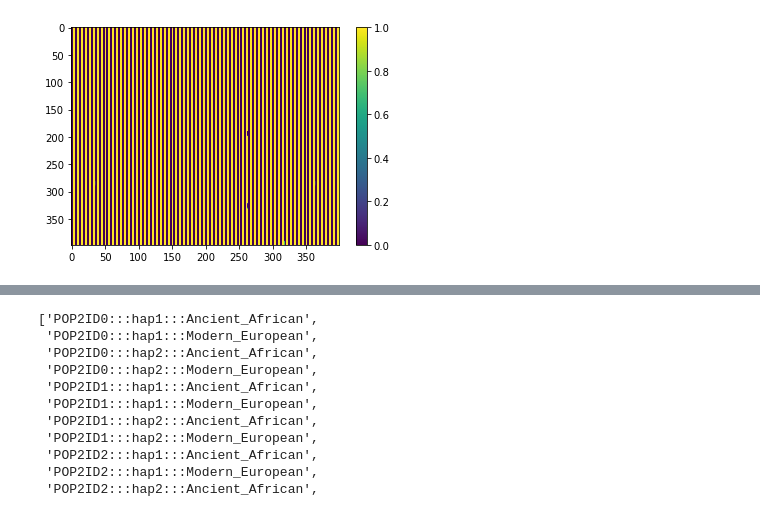
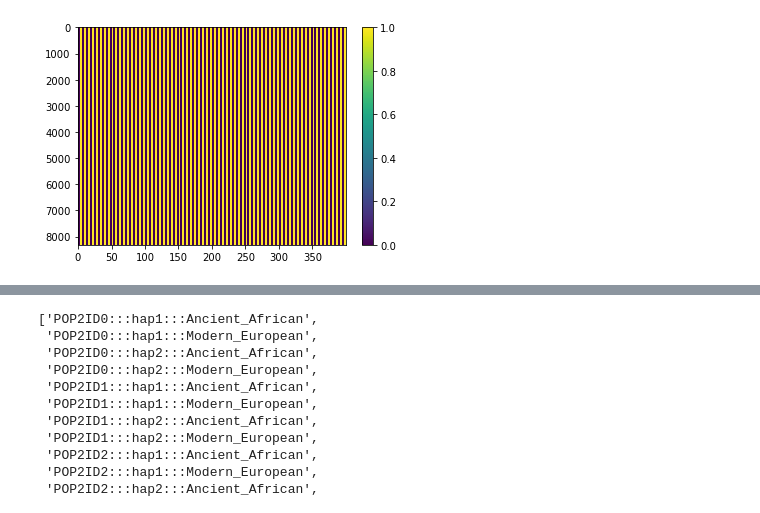
Before and after one commit to TishkoffLab/data_simulation, a Jupyter notebook: python_notebooks/plot_RFMix.ipynb, the cells around one changed output, grey strips where cells are left out. Drawn from its saved outputs; the diff is of its cells as text; code cells hidden in the pictures.

```diff
--- a/python_notebooks/plot_RFMix.ipynb
+++ b/python_notebooks/plot_RFMix.ipynb
@@ -44,10 +44,10 @@ def plot_rfmix_output(rfmix_file,outname,pos_start,pos_end):
 #     plt.savefig(outname)
     plt.show()
 # %%
-outname = '/local3/jake/admix_simul/testing/low_memory_version/RFMix/singlemigr.wrecombmap.chr4_5Mbwindow.output.v3.rep1_only.rfmix_output.fb.tsv'
+outname = '/local3/jake/admix_simul/testing/low_memory_version/RFMix/second_test/singlemigr.wrecombmap.chr4_5Mbwindow.output.v2.rfmix_output.fb.tsv'
 plot_rfmix_output(outname,'test.png',297804,40184390)
 # %% [output]
-[figure, old version]
+[figure, new version]
 # %%
 rfmix_out_df
 # %% [output]
```
Also changed, not shown: 1 other file.
